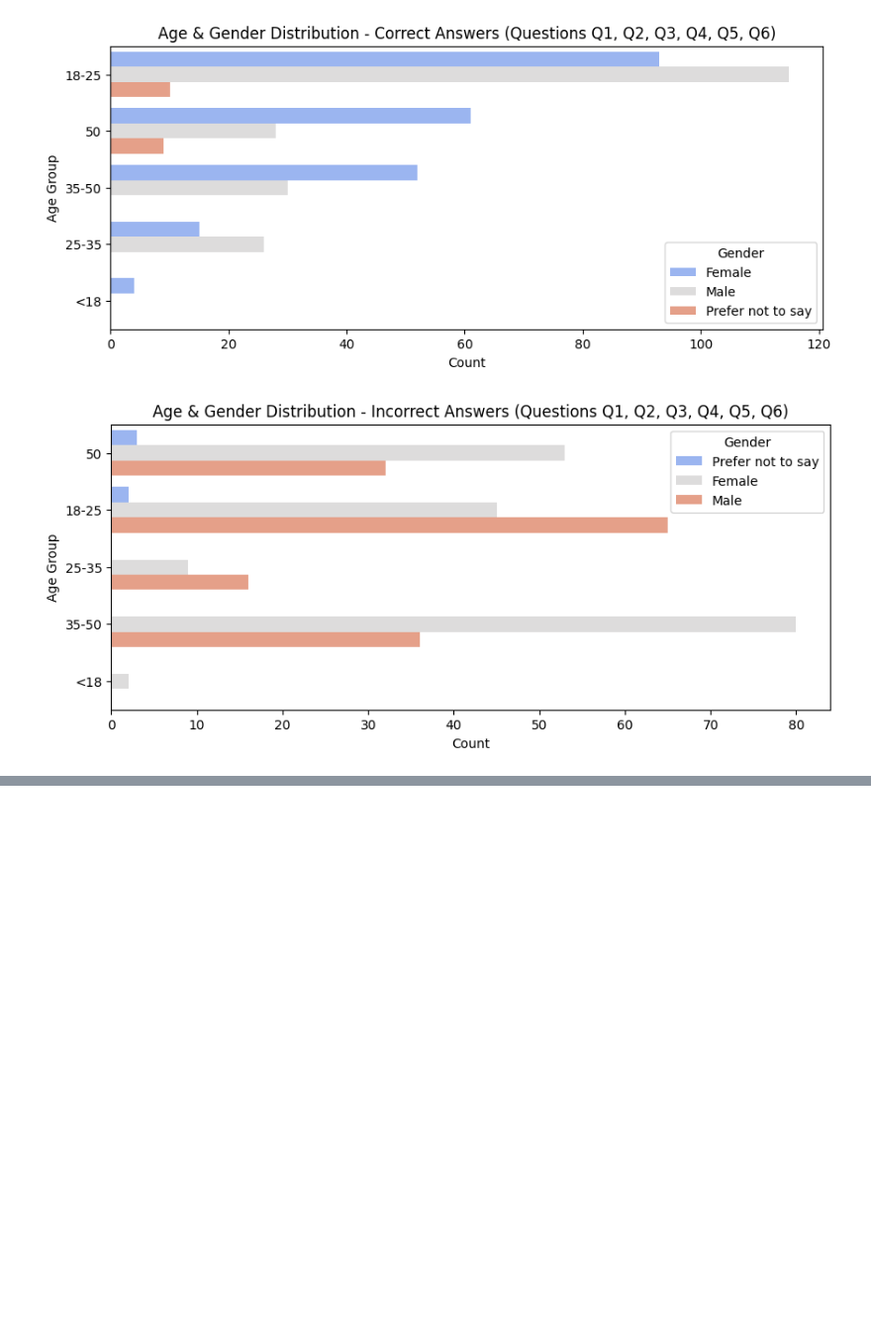
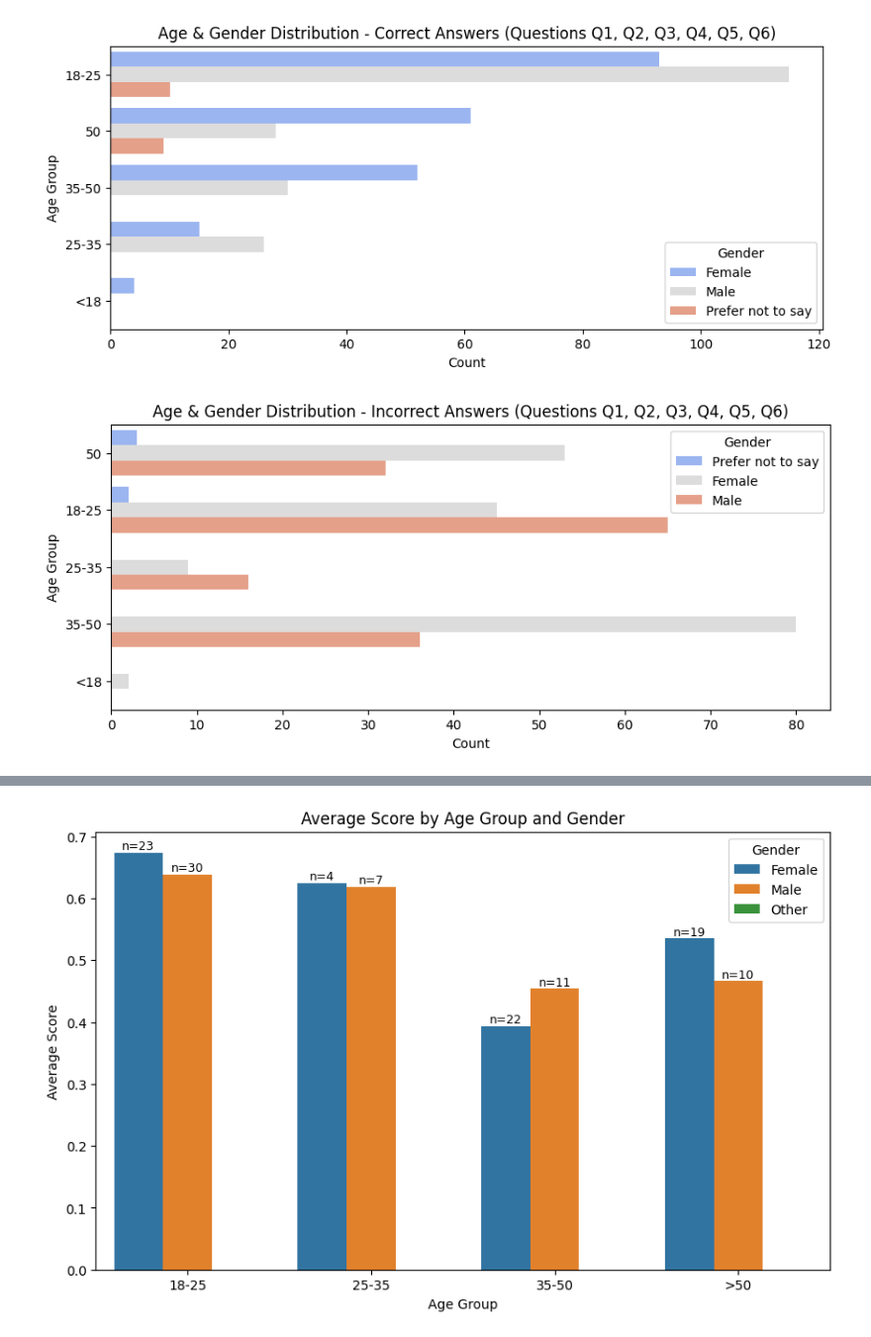
Before and after one commit to jayantiii/AI-vs-Human-Influencers-Survey-analysis, a Jupyter notebook: analyse.ipynb, the cells around one changed output, grey strips where cells are left out. Shown: that part at 99% size. Drawn from its saved outputs; the diff is of its cells as text; code cells hidden in the pictures; blank space fills up the shorter version.

```diff
--- a/analyse.ipynb
+++ b/analyse.ipynb
@@ -214,0 +525,82 @@ Average percentage of people who got questions Q1, Q2, Q3, Q4, Q5, Q6 correct: 5
+# %%
+
+def plot_avg_score_by_age_gender_with_counts(df, question_col_prefixes, age_col="Age", gender_col="Gender"):
+  """
+  Plots the average score (across all specified questions) for each age group,
+  with different bars for each gender, and annotates each bar with a hard-coded
+  sample count for that Age–Gender combination.
+  """
+  import pandas as pd
+  import matplotlib.pyplot as plt
+  import seaborn as sns
+
+  # 1. Clean and order the Age data
+  df[age_col] = df[age_col].replace({"50": ">50"})
+#   df[gender_col] = df[gender_col].replace("Prefer not to say", "Other")
+
+  age_order = ["18-25", "25-35", "35-50", ">50"]
+  df[age_col] = pd.Categorical(df[age_col], categories=age_order, ordered=True)
+
+  # 2. Identify score columns and compute numeric scores
+  score_cols = []
+  for prefix in question_col_prefixes:
+      question_index = df.columns.get_loc(prefix)
+      score_col = df.columns[question_index + 1]
+      score_cols.append(score_col)
+
+  for col in score_cols:
+      df[col + "_num"] = df[col].apply(
+          lambda x: float(x.split(" / ")[0]) if isinstance(x, str) and " / " in x else None
+      )
+  numeric_score_cols = [col + "_num" for col in score_cols]
+
+  # 3. Compute each respondent's average score
+  df["avg_score"] = df[numeric_score_cols].mean(axis=1)
+
+  # 4. Group by Age & Gender to compute mean average score
+  grouped = df.groupby([age_col, gender_col])["avg_score"].mean().reset_index()
+  grouped = grouped.sort_values(by=age_col)
+
+  # 5. Hard-coded counts for each Age–Gender combination
+  counts_df = pd.DataFrame({
+      "Female": [23, 4, 22, 19],
+      "Male": [30, 7, 11, 10],
+      "Other": [2, 0, 0, 2]
+  }, index=age_order)
+
+  # 6. Create the Bar Plot
+  plt.figure(figsize=(10, 6))
+  hue_order = ["Female", "Male", "Other"]
+  ax = sns.barplot(
+      x=age_col,
+      y="avg_score",
+      hue=gender_col,
+      data=grouped,
+      order=age_order,
+      hue_order=hue_order
+  )
+  plt.title("Average Score by Age Group and Gender")
+  plt.xlabel("Age Group")
+  plt.ylabel("Average Score")
+  plt.legend(title="Gender")
+
+  # 7. Annotate Each Bar with the Hard-coded Count
+  #    Use the index to force the container to match the correct hue
+  for i, gender in enumerate(hue_order):
+        container = ax.containers[i]
+        count_values = counts_df[gender].values  # array of counts in the correct age order
+
+        # remove 0 from count_values
+        count_values = [x for x in count_values if x != 0]
+        for patch, count in zip(container, count_values):
+            x = patch.get_x() + patch.get_width() / 2
+            y = patch.get_height()
+            # print(x,y,count)
+            ax.text(x, y, f"n={count}", ha="center", va="bottom", fontsize=9)
+
+  plt.show()
+  return grouped,plt
+
+grouped_scores,plt = plot_avg_score_by_age_gender_with_counts(df, ["Q1", "Q2", "Q3", "Q4", "Q5", "Q6"])
+# %% [output]
+[figure, added]
```
Also changed, not shown: parts of 17 cells of this notebook, 1 other file.
